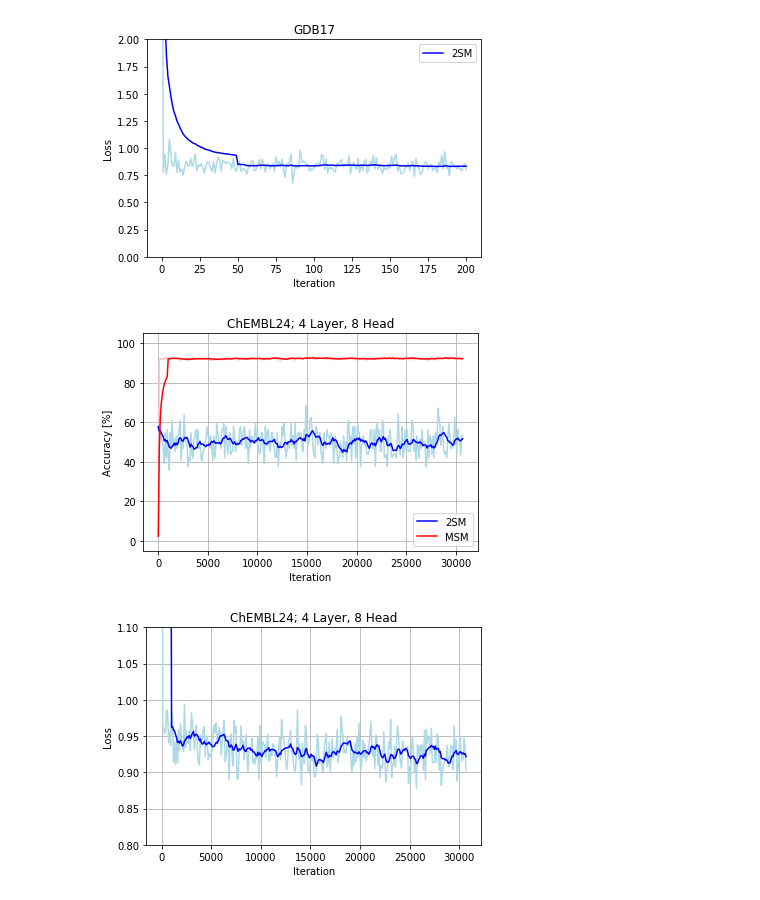
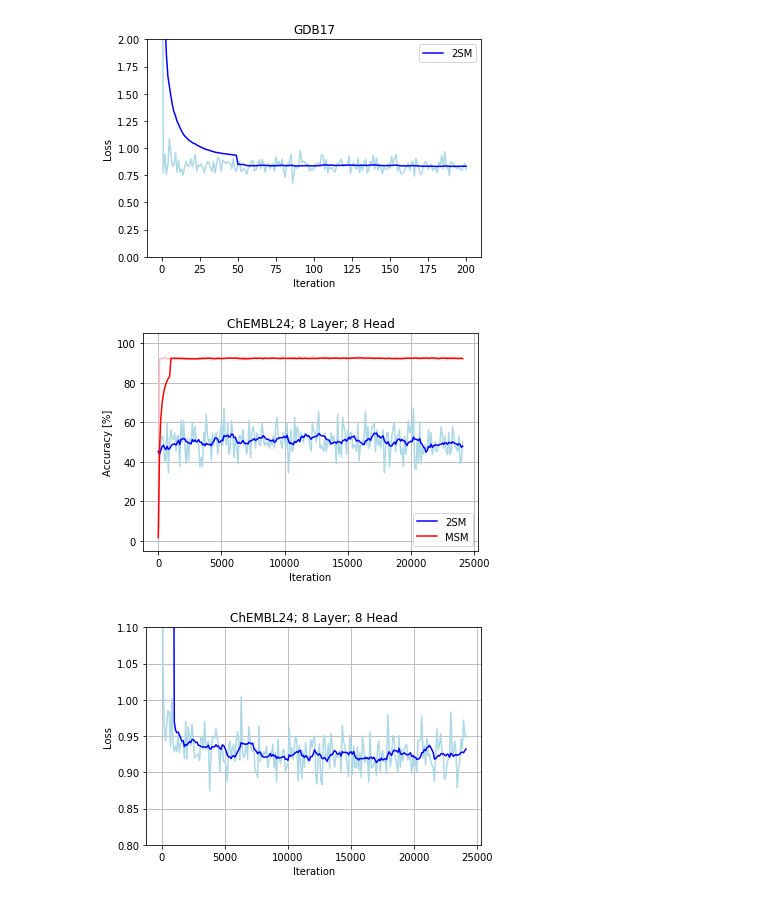
Before and after one commit to DSPsleeporg/smiles-transformer, a Jupyter notebook: smiles_transformer/Untitled.ipynb, the cells around one changed output. Saved outputs shown, nothing was run; the diff lists cells and outputs as text; code cells hidden in the pictures.

```diff
--- a/smiles_transformer/Untitled.ipynb
+++ b/smiles_transformer/Untitled.ipynb
@@ -95,26 +95,26 @@ plt.plot(x, acc_msm, 'red', label='MSM')
 plt.legend(loc='lower right')
 plt.xlabel('Iteration')
 plt.ylabel('Accuracy [%]')
-plt.title('ChEMBL24; 4 Layer, 8 Head')
+plt.title('ChEMBL24; 8 Layer; 8 Head')
 plt.ylim([-5, 105])
 plt.grid()
 plt.show()
 # %% [output]
-[figure, old version]
+[figure, new version]
 # %%
 _loss = df['loss_tot'].values
 
 num = 10
 loss = np.convolve(_loss, np.ones(num)/num)[:len(_loss)]
 loss[:num] = [np.mean(_loss[:n+1]) for n in range(num)]
 
 plt.plot(x, _loss, 'lightblue')
 plt.plot(x, loss, 'blue')
 plt.xlabel('Iteration')
 plt.ylim([0.8,1.1])
 plt.ylabel('Loss')
-plt.title('ChEMBL24; 4 Layer, 8 Head')
+plt.title('ChEMBL24; 8 Layer; 8 Head')
 plt.grid()
 plt.show()
 # %% [output]
-[figure, old version]
+[figure, new version]
```
Also changed, not shown: 3 other files.
